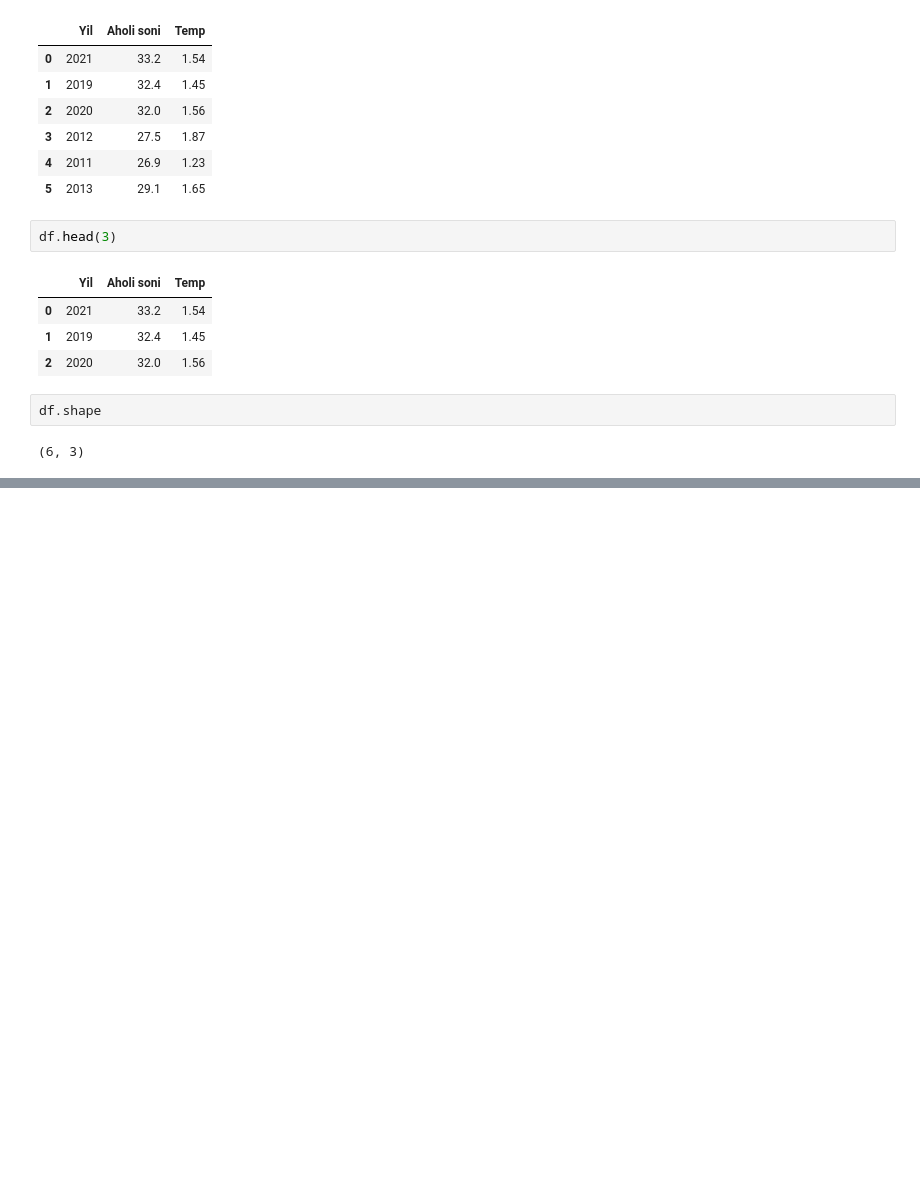
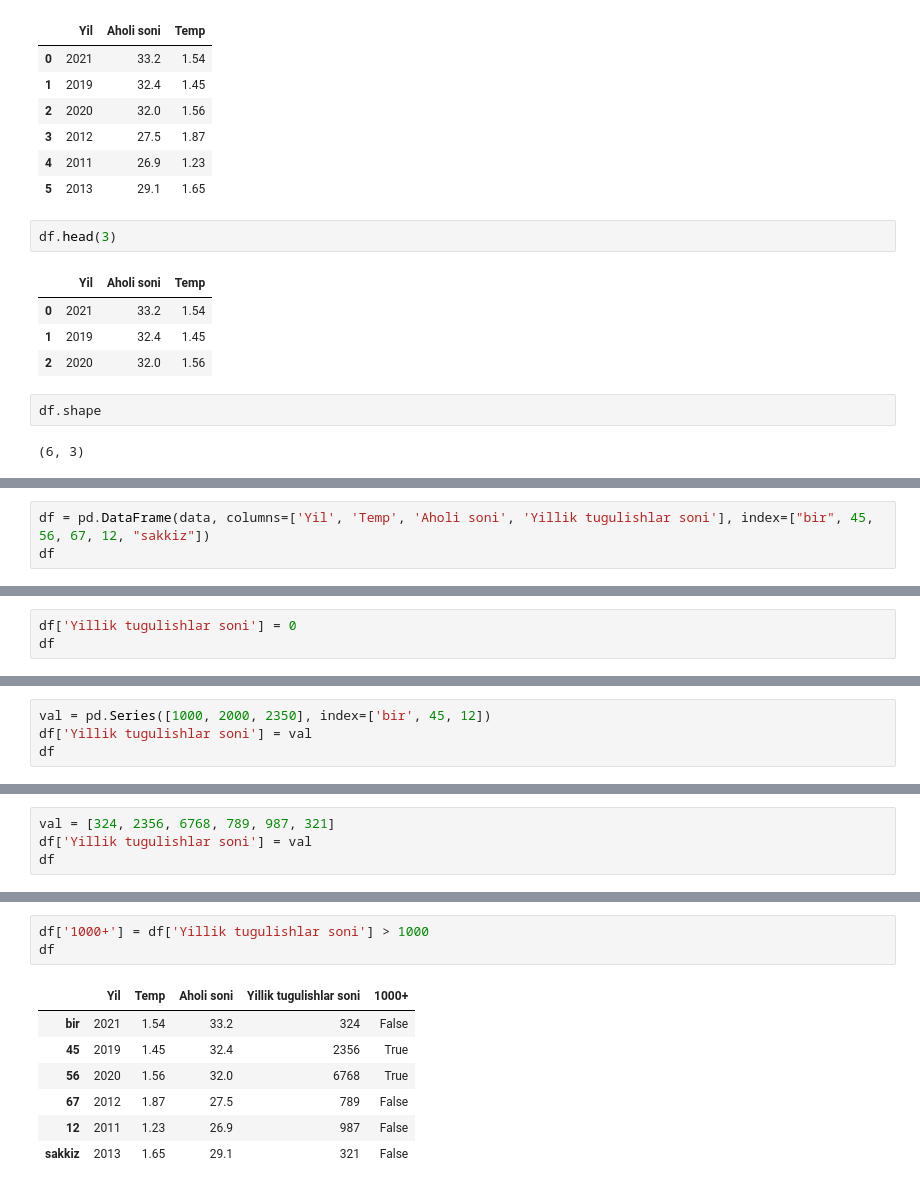
Before and after one commit to abdulhamidll/Data-Science, a Jupyter notebook: dataframe_pandas.ipynb, the cells around one changed output, grey strips where cells are left out. Cells and saved outputs as stored; diff of their text form; blank space fills up the shorter version.

```diff
--- a/dataframe_pandas.ipynb
+++ b/dataframe_pandas.ipynb
@@ -32,0 +44,3 @@ df.shape
+# %%
+df = pd.DataFrame(data, columns=['Yil', 'Temp', 'Aholi soni', 'Yillik tugulishlar soni'], index=["bir", 45, 56, 67, 12, "sakkiz"])
+df
@@ -32,0 +91,3 @@ df.shape
+# %%
+df['Yillik tugulishlar soni'] = 0
+df
@@ -32,0 +102,4 @@ df.shape
+# %%
+val = pd.Series([1000, 2000, 2350], index=['bir', 45, 12])
+df['Yillik tugulishlar soni'] = val
+df
@@ -32,0 +114,4 @@ df.shape
+# %%
+val = [324, 2356, 6768, 789, 987, 321]
+df['Yillik tugulishlar soni'] = val
+df
@@ -32,0 +126,11 @@ df.shape
+# %%
+df['1000+'] = df['Yillik tugulishlar soni'] > 1000
+df
+# %% [output]
+|  | Yil | Temp | Aholi soni | Yillik tugulishlar soni | 1000+ |
+| bir | 2021 | 1.54 | 33.2 | 324 | False |
+| 45 | 2019 | 1.45 | 32.4 | 2356 | True |
+| 56 | 2020 | 1.56 | 32.0 | 6768 | True |
+| 67 | 2012 | 1.87 | 27.5 | 789 | False |
+| 12 | 2011 | 1.23 | 26.9 | 987 | False |
+| sakkiz | 2013 | 1.65 | 29.1 | 321 | False |
```
Also changed, not shown: parts of 11 cells of this notebook.
